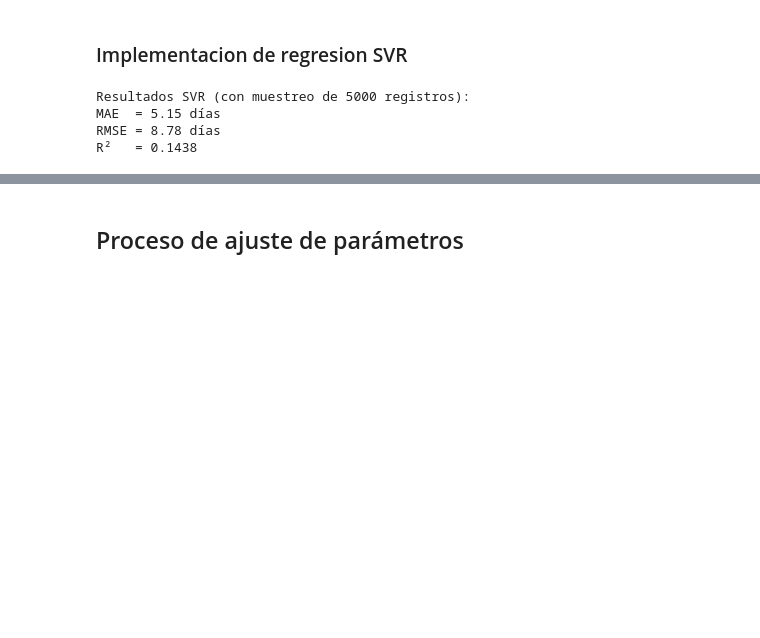
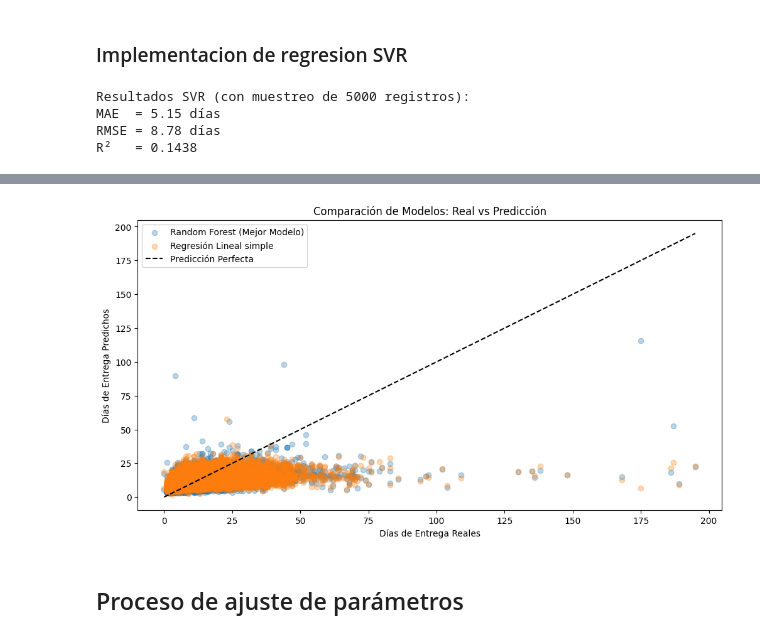
Before and after one commit to JoaquinCampos22155/proyecto3_Mineria, a Jupyter notebook: reporteEDA.ipynb, the cells around one changed output, grey strips where cells are left out. Cells and saved outputs as stored; diff of their text form; code cells hidden in the pictures; blank space fills up the shorter version.

Commit message:
comparacion de los modelos malos resultados hasta el momento a falta de ajustar hiperparamentros

```diff
--- a/reporteEDA.ipynb
+++ b/reporteEDA.ipynb
@@ -942,0 +945,15 @@ Y gracias a la grafica podemos ver que las variables mas "impactantes" son los e
+# %%
+from sklearn.tree import DecisionTreeRegressor
+
+tree_model = DecisionTreeRegressor(
+    max_depth=5,
+    min_samples_split=10,
+    random_state=42
+)
+tree_model.fit(X_train, y_train)
+y_pred_tree = tree_model.predict(X_test)
+
+print("\n=== ÁRBOL DE DECISIÓN ===")
+print(f"MAE: {mean_absolute_error(y_test, y_pred_tree):.2f} días")
+print(f"RMSE: {np.sqrt(mean_squared_error(y_test, y_pred_tree)):.2f} días")
+print(f"R²: {r2_score(y_test, y_pred_tree):.4f}")
@@ -942,0 +967,15 @@ Y gracias a la grafica podemos ver que las variables mas "impactantes" son los e
+# %%
+from sklearn.ensemble import RandomForestRegressor
+
+rf_model = RandomForestRegressor(
+    n_estimators=100,
+    max_depth=10,
+    random_state=42
+)
+rf_model.fit(X_train, y_train)
+y_pred_rf = rf_model.predict(X_test)
+
+print("\n=== RANDOM FOREST ===")
+print(f"MAE: {mean_absolute_error(y_test, y_pred_rf):.2f} días")
+print(f"RMSE: {np.sqrt(mean_squared_error(y_test, y_pred_rf)):.2f} días")
+print(f"R²: {r2_score(y_test, y_pred_rf):.4f}")
@@ -1009,2 +1085,14 @@ R²   = 0.1438
+# %%
+plt.figure(figsize=(12, 6))
+plt.scatter(y_test, y_pred_rf, alpha=0.3, label='Random Forest (Mejor Modelo)')
+plt.scatter(y_test, y_pred_multi, alpha=0.3, label='Regresión Lineal simple')
+plt.plot([y_test.min(), y_test.max()], [y_test.min(), y_test.max()], 'k--', label='Predicción Perfecta')
+plt.xlabel('Días de Entrega Reales')
+plt.ylabel('Días de Entrega Predichos')
+plt.title('Comparación de Modelos: Real vs Predicción')
+plt.legend()
+plt.show()
+# %% [output]
+[figure, added]
 # %% [markdown]
 ## Proceso de ajuste de parámetros
```
Also changed, not shown: parts of 7 cells of this notebook.
